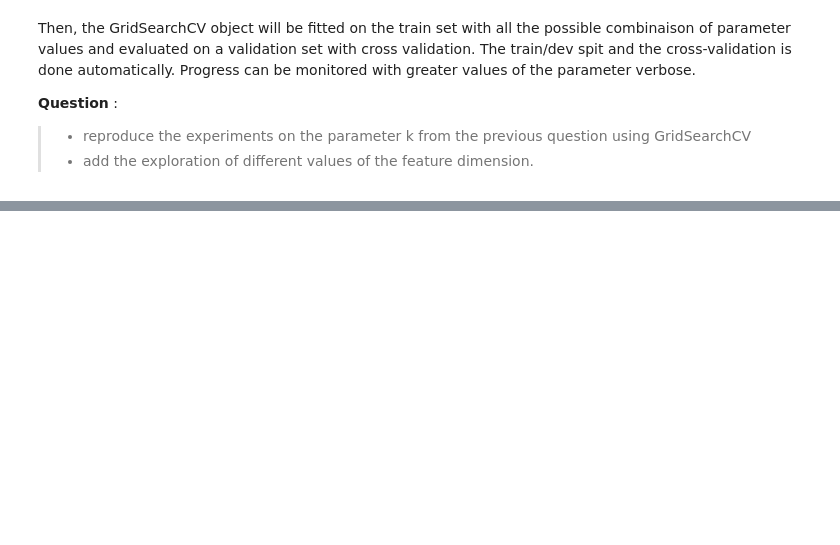
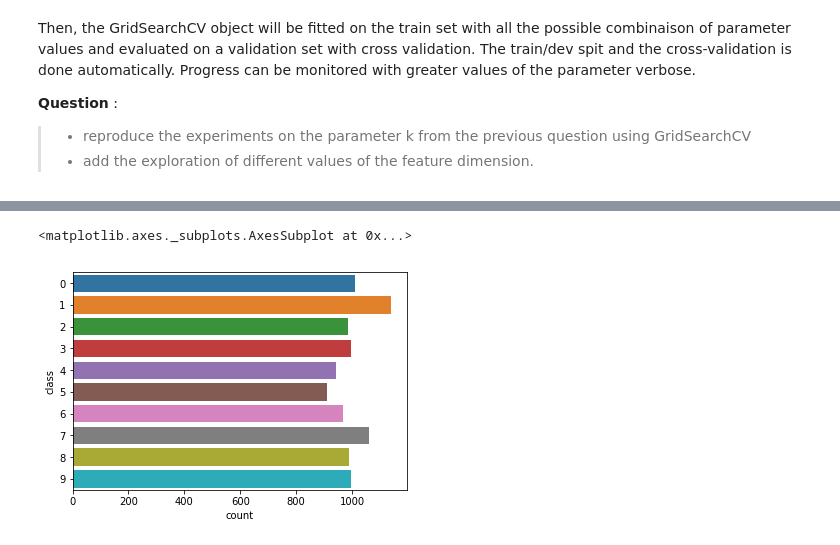
Before and after one commit to kermorvant/ml, a Jupyter notebook: notebooks/MNIST_all_stars.ipynb, the cells around one changed output, grey strips where cells are left out. Cells and saved outputs as stored; diff of their text form; code cells hidden in the pictures; blank space fills up the shorter version.

```diff
--- a/notebooks/MNIST_all_stars.ipynb
+++ b/notebooks/MNIST_all_stars.ipynb
@@ -364,4 +433,18 @@ You can add a different kernel with its specific parameters this way :
          'clf__C': [1,]
         },
 </pre>
+# %%
+READ_N_SAMPLES = 10000
+IMG_SIZE = 16
+all_df = pd.read_csv("MNIST_all_features16.csv.gz" ,nrows=READ_N_SAMPLES)
+all_df.head()
+# define the features and the targets
+X = all_df.iloc[:,:IMG_SIZE*IMG_SIZE]
+
+y = all_df['class']
+
+sns.countplot(data=all_df,y='class')
+# %% [output]
+<matplotlib.axes._subplots.AxesSubplot at 0x...>
+[figure, added]
 # %%
```
Also changed, not shown: parts of 29 cells of this notebook, 2 other files.
